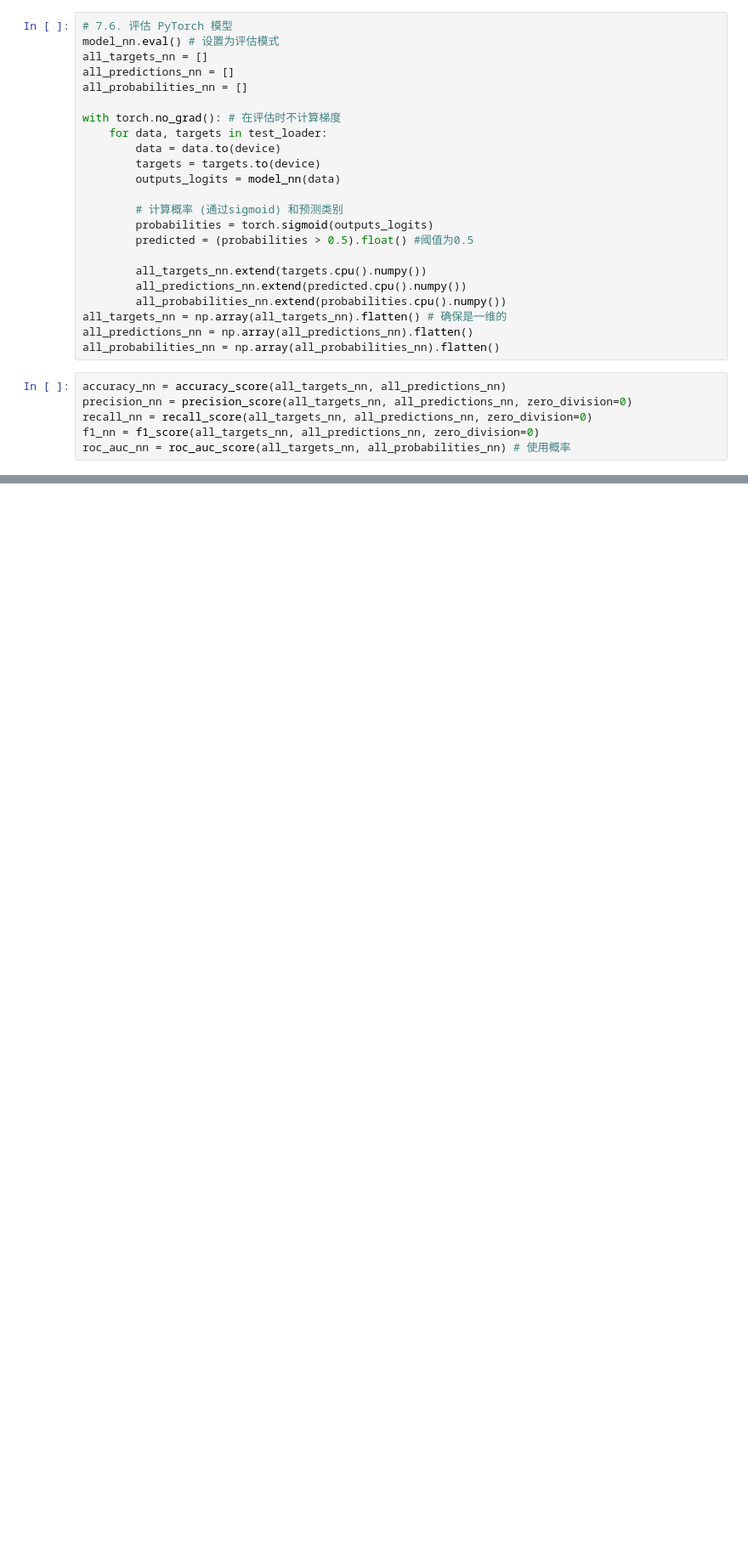
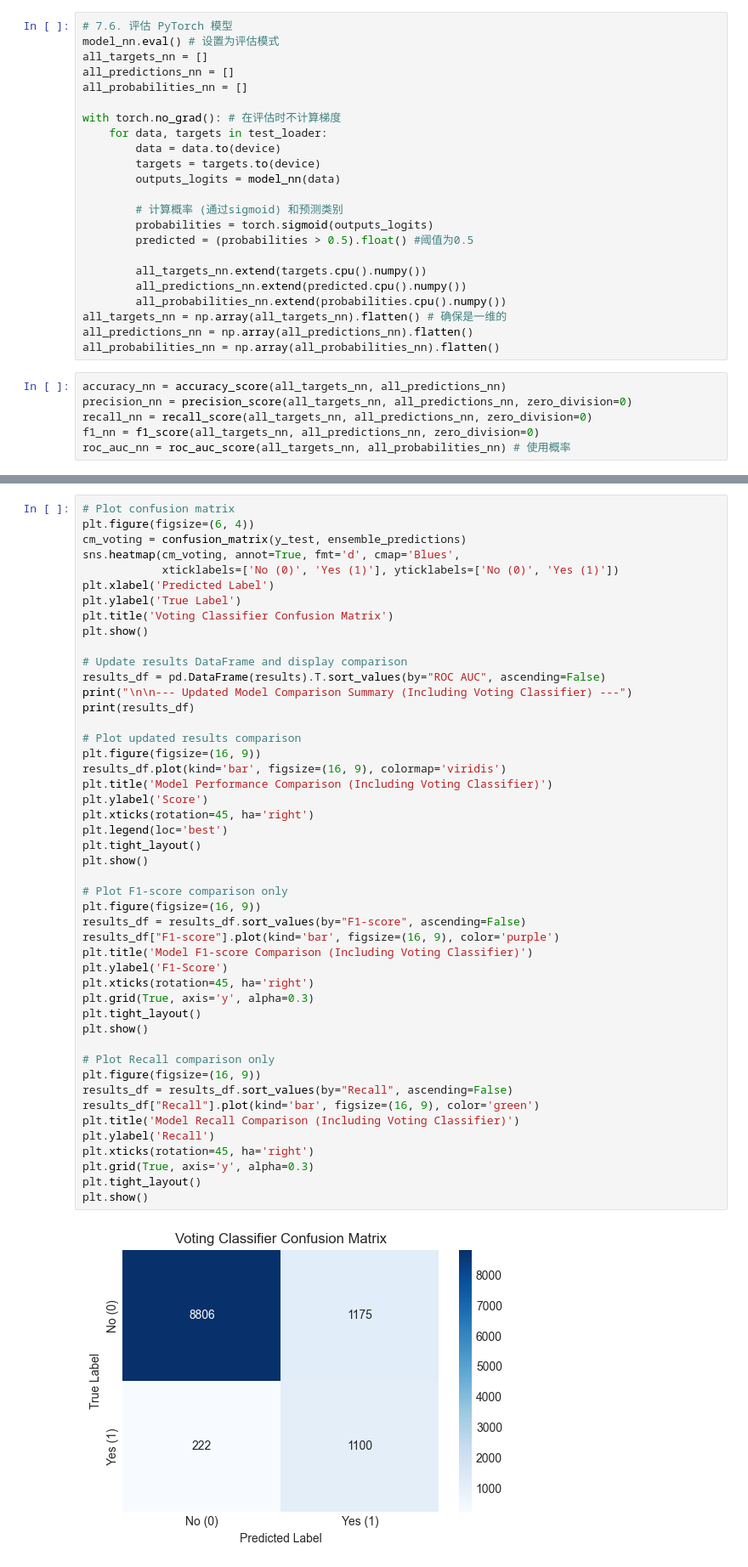
Before and after one commit to VivianOuou/Bank-Telemarketing, a Jupyter notebook: lxh/basline_log_smote.ipynb, the cells around one changed output, grey strips where cells are left out. Shown at 85% size. Cells and saved outputs as stored; diff of their text form; blank space fills up the shorter version.

```diff
--- a/lxh/basline_log_smote.ipynb
+++ b/lxh/basline_log_smote.ipynb
@@ -789,0 +963,49 @@ plt.show()
+# %%
+# Plot confusion matrix
+plt.figure(figsize=(6, 4))
+cm_voting = confusion_matrix(y_test, ensemble_predictions)
+sns.heatmap(cm_voting, annot=True, fmt='d', cmap='Blues',
+            xticklabels=['No (0)', 'Yes (1)'], yticklabels=['No (0)', 'Yes (1)'])
+plt.xlabel('Predicted Label')
+plt.ylabel('True Label')
+plt.title('Voting Classifier Confusion Matrix')
+plt.show()
+
+# Update results DataFrame and display comparison
+results_df = pd.DataFrame(results).T.sort_values(by="ROC AUC", ascending=False)
+print("\n\n--- Updated Model Comparison Summary (Including Voting Classifier) ---")
+print(results_df)
+
+# Plot updated results comparison
+plt.figure(figsize=(16, 9))
+results_df.plot(kind='bar', figsize=(16, 9), colormap='viridis')
+plt.title('Model Performance Comparison (Including Voting Classifier)')
+plt.ylabel('Score')
+plt.xticks(rotation=45, ha='right')
+plt.legend(loc='best')
+plt.tight_layout()
+plt.show()
+
+# Plot F1-score comparison only
+plt.figure(figsize=(16, 9))
+results_df = results_df.sort_values(by="F1-score", ascending=False)
+results_df["F1-score"].plot(kind='bar', figsize=(16, 9), color='purple')
+plt.title('Model F1-score Comparison (Including Voting Classifier)')
+plt.ylabel('F1-Score')
+plt.xticks(rotation=45, ha='right')
+plt.grid(True, axis='y', alpha=0.3)
+plt.tight_layout()
+plt.show()
+
+# Plot Recall comparison only
+plt.figure(figsize=(16, 9))
+results_df = results_df.sort_values(by="Recall", ascending=False)
+results_df["Recall"].plot(kind='bar', figsize=(16, 9), color='green')
+plt.title('Model Recall Comparison (Including Voting Classifier)')
+plt.ylabel('Recall')
+plt.xticks(rotation=45, ha='right')
+plt.grid(True, axis='y', alpha=0.3)
+plt.tight_layout()
+plt.show()
+# %% [output]
+[figure, added]
```
Also changed, not shown: parts of 20 cells of this notebook, 8 other files.
